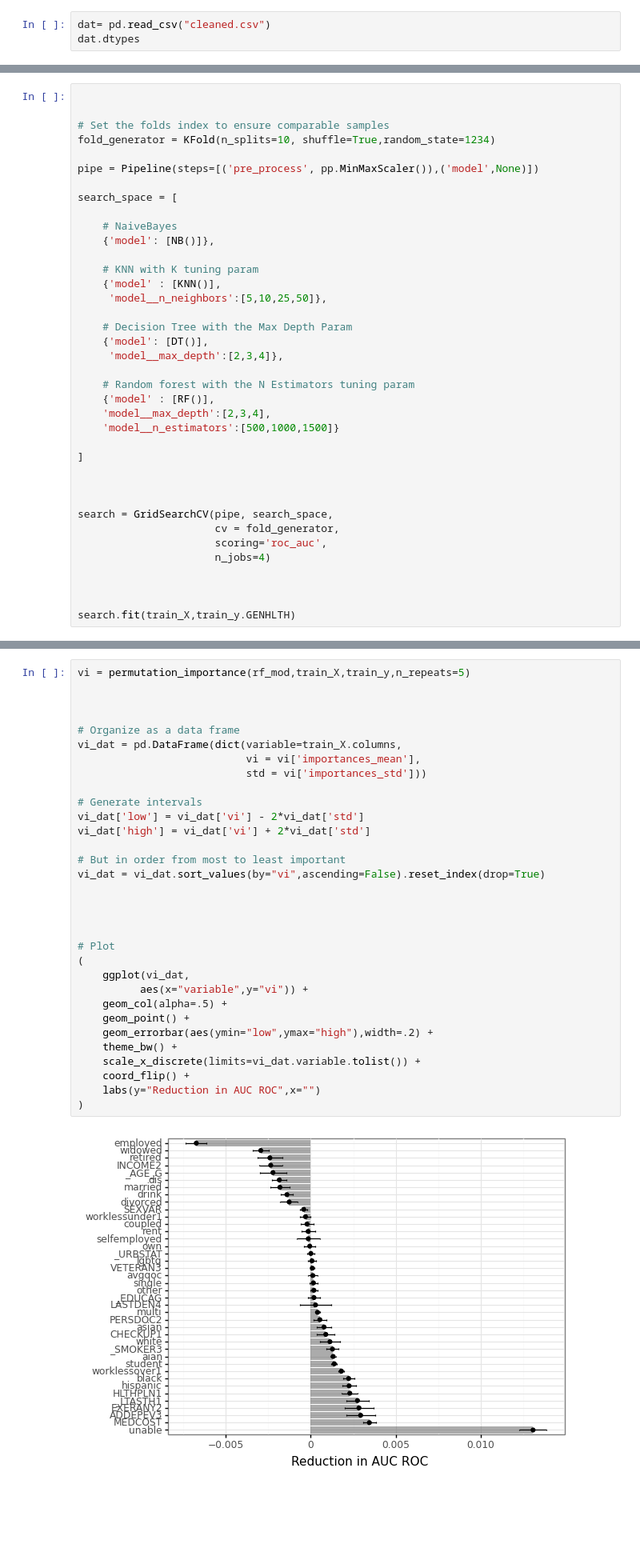
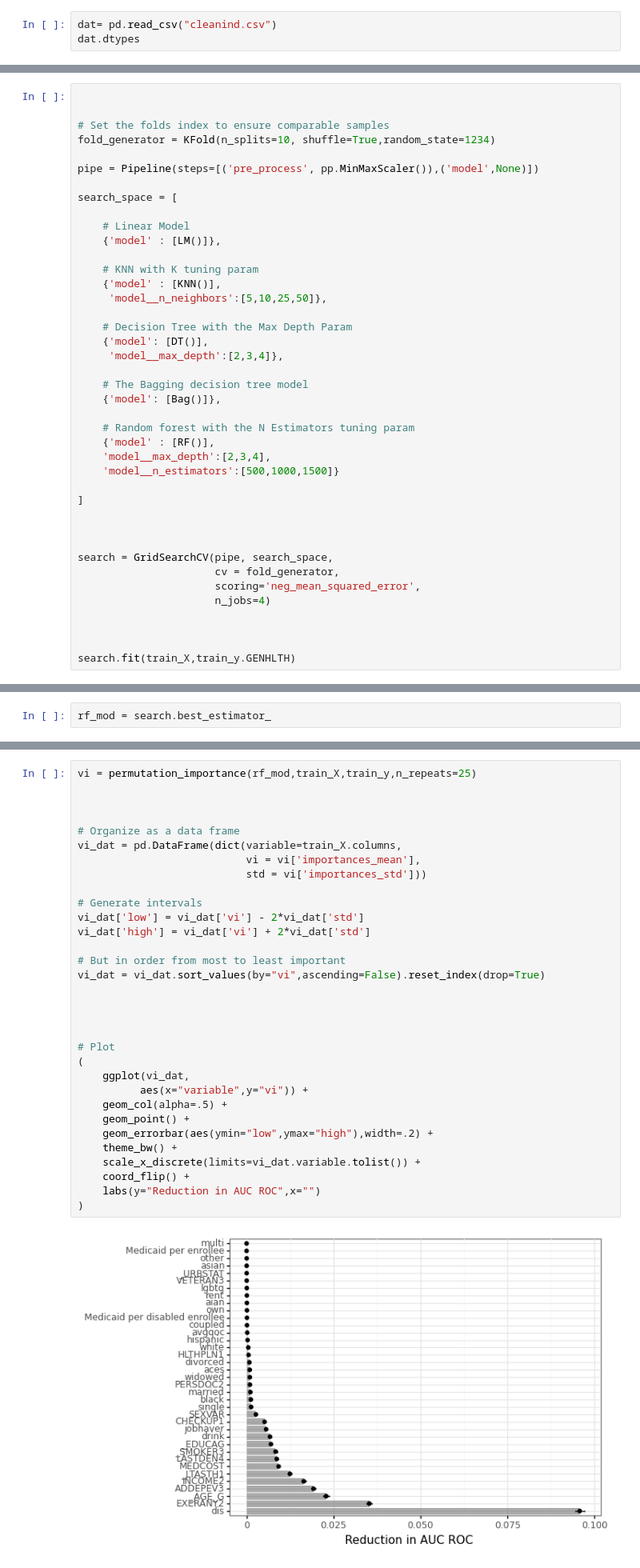
Before and after one commit to audreymcj/PPOL564proj, a Jupyter notebook: exploration.ipynb, the cells around one changed output, grey strips where cells are left out. Shown at 80% size. Drawn from its saved outputs; the diff is of its cells as text; blank space fills up the shorter version.

```diff
--- a/exploration.ipynb
+++ b/exploration.ipynb
@@ -47,6 +49,6 @@ from sklearn.inspection import (
 import warnings
 warnings.filterwarnings("ignore")
 # %%
-dat= pd.read_csv("cleaned.csv")
+dat= pd.read_csv("cleanind.csv")
 dat.dtypes
 # %% [output]
@@ -132,8 +140,8 @@ pipe = Pipeline(steps=[('pre_process', pp.MinMaxScaler()),('model',None)])
 
 search_space = [
 
-    # NaiveBayes
-    {'model': [NB()]},
+    # Linear Model
+    {'model' : [LM()]},
 
     # KNN with K tuning param
     {'model' : [KNN()],
@@ -142,6 +150,9 @@ search_space = [
     # Decision Tree with the Max Depth Param
     {'model': [DT()],
      'model__max_depth':[2,3,4]},
+
+    # The Bagging decision tree model
+    {'model': [Bag()]},
 
     # Random forest with the N Estimators tuning param
     {'model' : [RF()],
@@ -154,7 +165,7 @@ search_space = [
 
 search = GridSearchCV(pipe, search_space,
                       cv = fold_generator,
-                      scoring='roc_auc',
+                      scoring='neg_mean_squared_error',
                       n_jobs=4)
 
 
@@ -185 +197,3 @@ search.best_params_
+# %%
+rf_mod = search.best_estimator_
 # %%
@@ -200,34 +207,34 @@ search.best_params_
 # %%
-vi = permutation_importance(rf_mod,train_X,train_y,n_repeats=5)
+vi = permutation_importance(rf_mod,train_X,train_y,n_repeats=25)
 
 
 
 # Organize as a data frame
 vi_dat = pd.DataFrame(dict(variable=train_X.columns,
                            vi = vi['importances_mean'],
                            std = vi['importances_std']))
 
 # Generate intervals
 vi_dat['low'] = vi_dat['vi'] - 2*vi_dat['std']
 vi_dat['high'] = vi_dat['vi'] + 2*vi_dat['std']
 
 # But in order from most to least important
 vi_dat = vi_dat.sort_values(by="vi",ascending=False).reset_index(drop=True)
 
 
 
 
 # Plot
 (
     ggplot(vi_dat,
           aes(x="variable",y="vi")) +
     geom_col(alpha=.5) +
     geom_point() +
     geom_errorbar(aes(ymin="low",ymax="high"),width=.2) +
     theme_bw() +
     scale_x_discrete(limits=vi_dat.variable.tolist()) +
     coord_flip() +
     labs(y="Reduction in AUC ROC",x="")
 )
 # %% [output]
-[figure, old version]
+[figure, new version]
```
Also changed, not shown: parts of 25 cells of this notebook, 6 other files.
